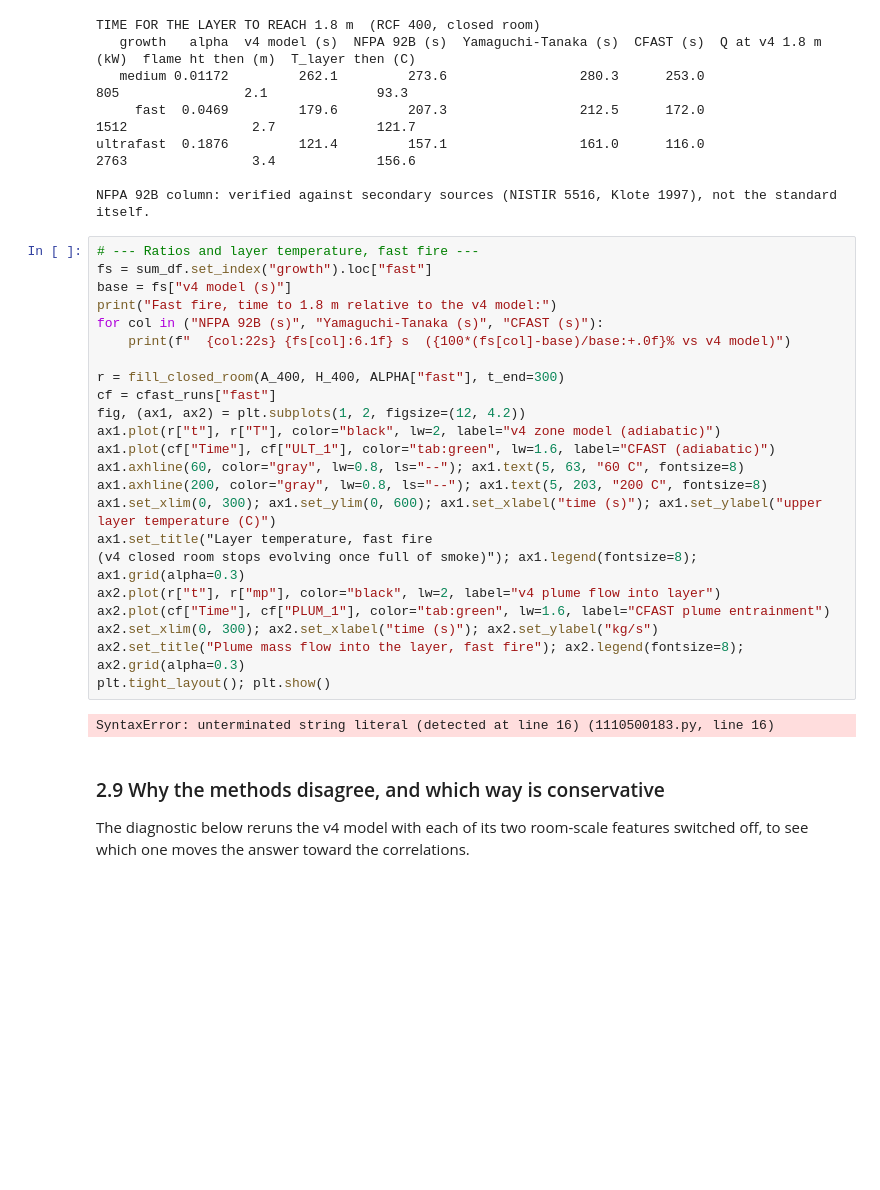
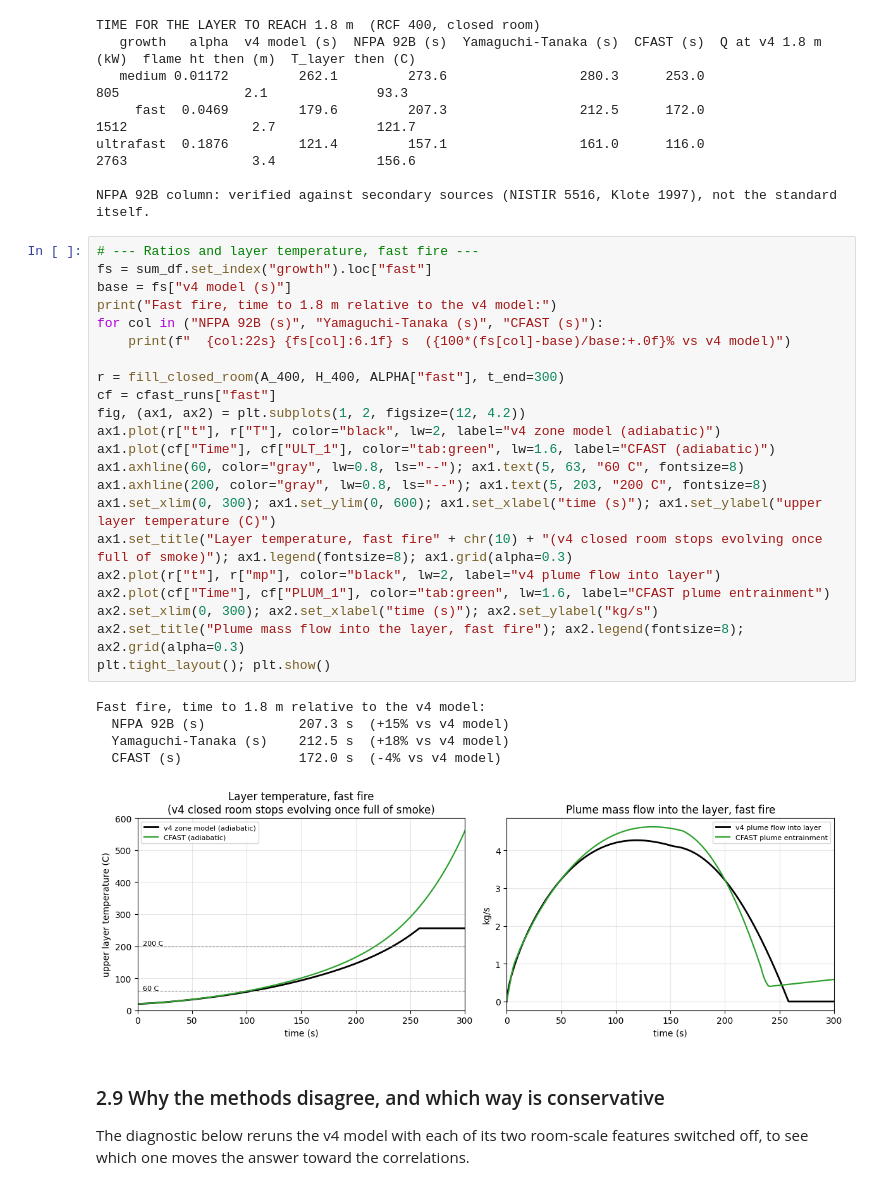
Before and after one commit to njlagana/fire_egress_sim, a Jupyter notebook: fire_sim_v4_rcf.ipynb, the cells around one changed output. Drawn from its saved outputs; the diff is of its cells as text; blank space fills up the shorter version.

```diff
--- a/fire_sim_v4_rcf.ipynb
+++ b/fire_sim_v4_rcf.ipynb
@@ -966,28 +966,31 @@ NFPA 92B column: verified against secondary sources (NISTIR 5516, Klote 1997), n
 # %%
 # --- Ratios and layer temperature, fast fire ---
 fs = sum_df.set_index("growth").loc["fast"]
 base = fs["v4 model (s)"]
 print("Fast fire, time to 1.8 m relative to the v4 model:")
 for col in ("NFPA 92B (s)", "Yamaguchi-Tanaka (s)", "CFAST (s)"):
     print(f"  {col:22s} {fs[col]:6.1f} s  ({100*(fs[col]-base)/base:+.0f}% vs v4 model)")
 
 r = fill_closed_room(A_400, H_400, ALPHA["fast"], t_end=300)
 cf = cfast_runs["fast"]
 fig, (ax1, ax2) = plt.subplots(1, 2, figsize=(12, 4.2))
 ax1.plot(r["t"], r["T"], color="black", lw=2, label="v4 zone model (adiabatic)")
 ax1.plot(cf["Time"], cf["ULT_1"], color="tab:green", lw=1.6, label="CFAST (adiabatic)")
 ax1.axhline(60, color="gray", lw=0.8, ls="--"); ax1.text(5, 63, "60 C", fontsize=8)
 ax1.axhline(200, color="gray", lw=0.8, ls="--"); ax1.text(5, 203, "200 C", fontsize=8)
 ax1.set_xlim(0, 300); ax1.set_ylim(0, 600); ax1.set_xlabel("time (s)"); ax1.set_ylabel("upper layer temperature (C)")
-ax1.set_title("Layer temperature, fast fire
-(v4 closed room stops evolving once full of smoke)"); ax1.legend(fontsize=8); ax1.grid(alpha=0.3)
+ax1.set_title("Layer temperature, fast fire" + chr(10) + "(v4 closed room stops evolving once full of smoke)"); ax1.legend(fontsize=8); ax1.grid(alpha=0.3)
 ax2.plot(r["t"], r["mp"], color="black", lw=2, label="v4 plume flow into layer")
 ax2.plot(cf["Time"], cf["PLUM_1"], color="tab:green", lw=1.6, label="CFAST plume entrainment")
 ax2.set_xlim(0, 300); ax2.set_xlabel("time (s)"); ax2.set_ylabel("kg/s")
 ax2.set_title("Plume mass flow into the layer, fast fire"); ax2.legend(fontsize=8); ax2.grid(alpha=0.3)
 plt.tight_layout(); plt.show()
 # %% [output]
-SyntaxError: unterminated string literal (detected at line 16) (1110500183.py, line 16)
+Fast fire, time to 1.8 m relative to the v4 model:
+  NFPA 92B (s)            207.3 s  (+15% vs v4 model)
+  Yamaguchi-Tanaka (s)    212.5 s  (+18% vs v4 model)
+  CFAST (s)               172.0 s  (-4% vs v4 model)
+[figure, added]
 # %% [markdown]
 ### 2.9 Why the methods disagree, and which way is conservative
 
```
Also changed, not shown: parts of 8 cells of this notebook, 6 other files.
